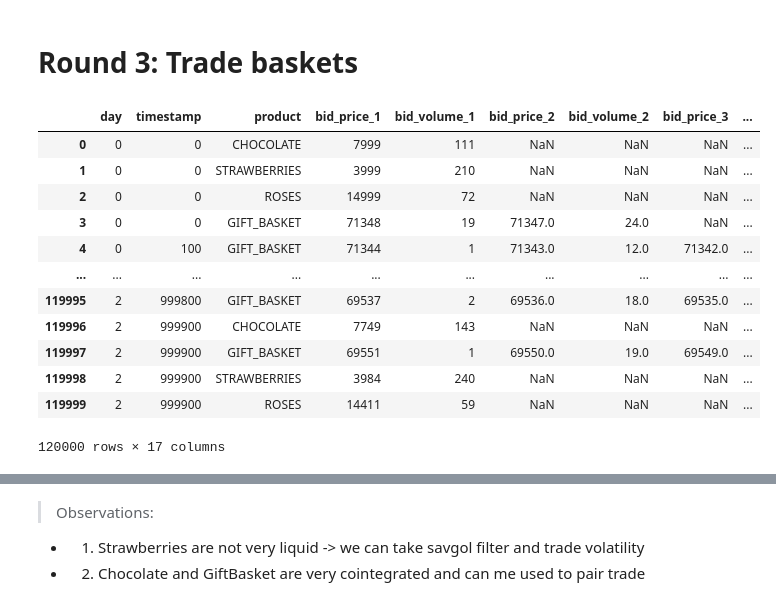
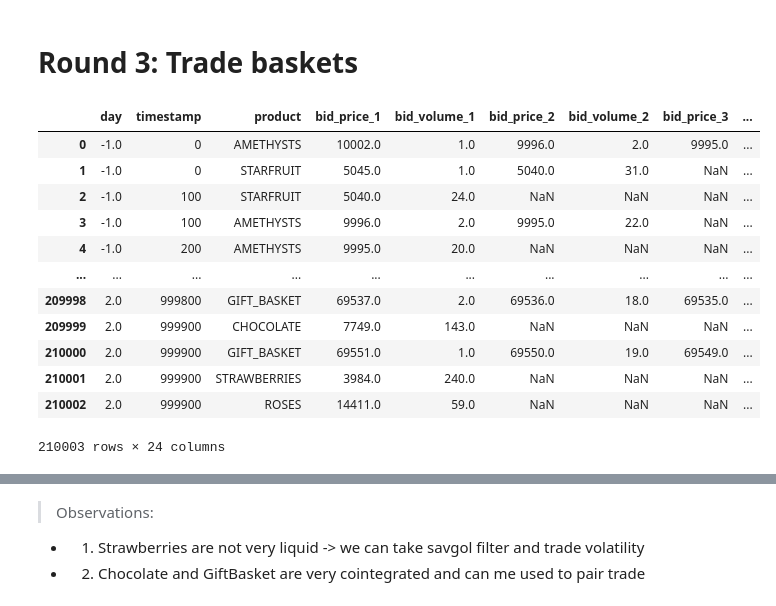
Before and after one commit to rvargas42/IMC_Prosperity2_BigWhales, a Jupyter notebook: Research/round_3/R3_GiftBasket_Popt.ipynb, the cells around one changed output, grey strips where cells are left out. Drawn from its saved outputs; the diff is of its cells as text; code cells hidden in the pictures.

```diff
--- a/Research/round_3/R3_GiftBasket_Popt.ipynb
+++ b/Research/round_3/R3_GiftBasket_Popt.ipynb
@@ -11,21 +11,24 @@ import matplotlib.pyplot as plt
 import seaborn as sns
 import os
 # %%
-files = dataUtils.getDataPaths(3)
+files_1 = dataUtils.getDataPaths(1)
+files_2 = dataUtils.getDataPaths(2)
+files_3 = dataUtils.getDataPaths(3)
+files = files_1 + files_2 + files_3
 dfs = dataUtils.concat_dfs("prices",files)
 dfs
 # %% [output]
 |  | day | timestamp | product | bid_price_1 | bid_volume_1 | bid_price_2 | bid_volume_2 | bid_price_3 | ... |
-| 0 | 0 | 0 | CHOCOLATE | 7999 | 111 | NaN | NaN | NaN | ... |
-| 1 | 0 | 0 | STRAWBERRIES | 3999 | 210 | NaN | NaN | NaN | ... |
-| 2 | 0 | 0 | ROSES | 14999 | 72 | NaN | NaN | NaN | ... |
-| 3 | 0 | 0 | GIFT_BASKET | 71348 | 19 | 71347.0 | 24.0 | NaN | ... |
-| 4 | 0 | 100 | GIFT_BASKET | 71344 | 1 | 71343.0 | 12.0 | 71342.0 | ... |
+| 0 | -1.0 | 0 | AMETHYSTS | 10002.0 | 1.0 | 9996.0 | 2.0 | 9995.0 | ... |
+| 1 | -1.0 | 0 | STARFRUIT | 5045.0 | 1.0 | 5040.0 | 31.0 | NaN | ... |
+| 2 | -1.0 | 100 | STARFRUIT | 5040.0 | 24.0 | NaN | NaN | NaN | ... |
+| 3 | -1.0 | 100 | AMETHYSTS | 9996.0 | 2.0 | 9995.0 | 22.0 | NaN | ... |
+| 4 | -1.0 | 200 | AMETHYSTS | 9995.0 | 20.0 | NaN | NaN | NaN | ... |
 | ... | ... | ... | ... | ... | ... | ... | ... | ... | ... |
-| 119995 | 2 | 999800 | GIFT_BASKET | 69537 | 2 | 69536.0 | 18.0 | 69535.0 | ... |
-| 119996 | 2 | 999900 | CHOCOLATE | 7749 | 143 | NaN | NaN | NaN | ... |
-| 119997 | 2 | 999900 | GIFT_BASKET | 69551 | 1 | 69550.0 | 19.0 | 69549.0 | ... |
-| 119998 | 2 | 999900 | STRAWBERRIES | 3984 | 240 | NaN | NaN | NaN | ... |
-| 119999 | 2 | 999900 | ROSES | 14411 | 59 | NaN | NaN | NaN | ... |
+| 209998 | 2.0 | 999800 | GIFT_BASKET | 69537.0 | 2.0 | 69536.0 | 18.0 | 69535.0 | ... |
+| 209999 | 2.0 | 999900 | CHOCOLATE | 7749.0 | 143.0 | NaN | NaN | NaN | ... |
+| 210000 | 2.0 | 999900 | GIFT_BASKET | 69551.0 | 1.0 | 69550.0 | 19.0 | 69549.0 | ... |
+| 210001 | 2.0 | 999900 | STRAWBERRIES | 3984.0 | 240.0 | NaN | NaN | NaN | ... |
+| 210002 | 2.0 | 999900 | ROSES | 14411.0 | 59.0 | NaN | NaN | NaN | ... |
-120000 rows × 17 columns
+210003 rows × 24 columns
 # %%
```
Also changed, not shown: parts of 16 cells of this notebook, 4 other files.
